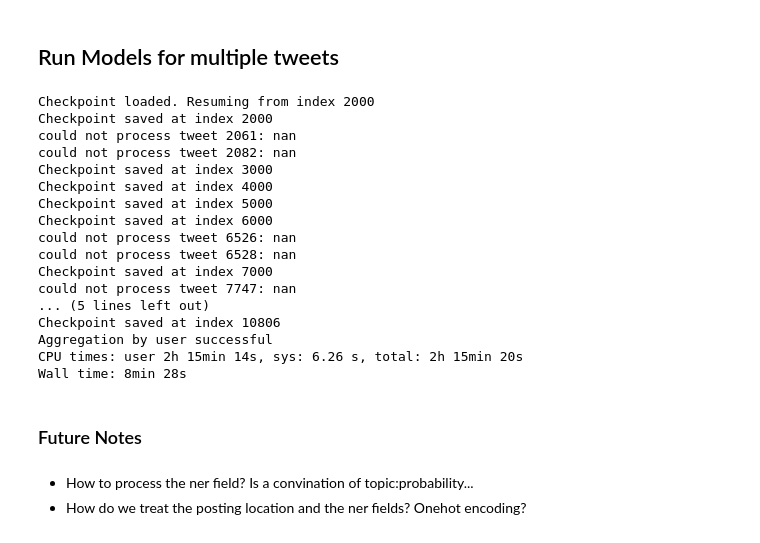
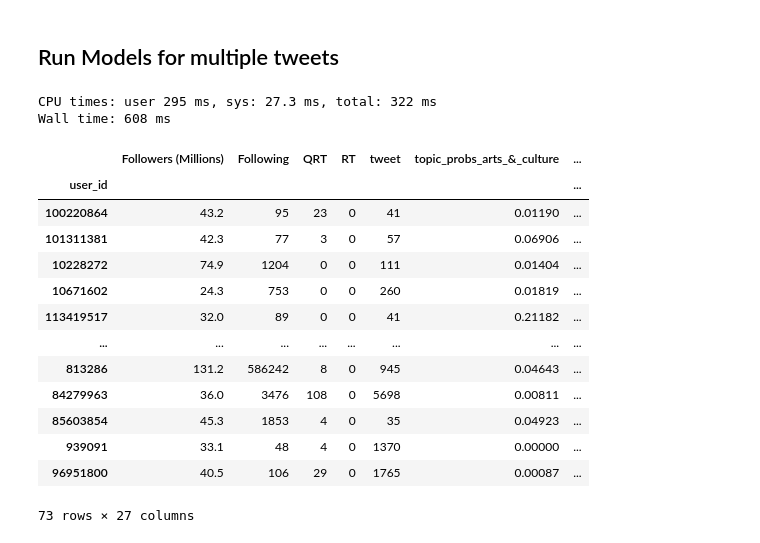
Before and after one commit to espinetandreu/SocialNetworkX, a Jupyter notebook: TweetContentCategorization.ipynb, the cells around one changed output. Saved outputs shown, nothing was run; the diff lists cells and outputs as text; code cells hidden in the pictures.

```diff
--- a/TweetContentCategorization.ipynb
+++ b/TweetContentCategorization.ipynb
@@ -183,33 +208,36 @@ class TweetAnalysis:
 # %%
 %%time
 
-input_file = "tweets.csv"
+cluster_name = "influencers"
 
-df = pd.read_csv(input_file)
+logger = setup_logger(cluster_name)
+df = pd.read_csv(f"data/{cluster_name}_tweets.csv")
 
-tweet_analysis = TweetAnalysis()
-tweet_analysis.analyze_tweets(df[['user_id', 'filtered_text']].values.tolist())
+tweet_analysis = TweetAnalysis(cluster_name)
+tweet_analysis.analyze_tweets(df[['user_id', 'text']].values.tolist())
 tweet_analysis.aggregate_by_user()
 # %% [output]
-Checkpoint loaded. Resuming from index 2000
-Checkpoint saved at index 2000
-could not process tweet 2061: nan
-could not process tweet 2082: nan
-Checkpoint saved at index 3000
-Checkpoint saved at index 4000
-Checkpoint saved at index 5000
-Checkpoint saved at index 6000
-could not process tweet 6526: nan
-could not process tweet 6528: nan
-Checkpoint saved at index 7000
-could not process tweet 7747: nan
-... (5 lines left out)
-Checkpoint saved at index 10806
-Aggregation by user successful
-CPU times: user 2h 15min 14s, sys: 6.26 s, total: 2h 15min 20s
-Wall time: 8min 28s
+CPU times: user 295 ms, sys: 27.3 ms, total: 322 ms
+Wall time: 608 ms
-# %% [markdown]
-### Future Notes
-# %% [markdown]
-- How to process the ner field? Is a convination of topic:probability...
-- How do we treat the posting location and the ner fields? Onehot encoding?
+# %%
+users_stats = pd.read_csv(f'data/{cluster_name}_statistics.csv')
+users_content = pd.read_csv(f'temp/{cluster_name}_probabilities.csv')
+
+users_atributes = users_stats.join(users_content.set_index('user_id'), on='user_id').set_index('user_id')
+users_atributes.to_csv(f"temp/{cluster_name}_atributes.csv")
+display(users_atributes)
+# %% [output]
+|  | Followers (Millions) | Following | QRT | RT | tweet | topic_probs_arts_&_culture | ... |
+| user_id |  |  |  |  |  |  | ... |
+| 100220864 | 43.2 | 95 | 23 | 0 | 41 | 0.01190 | ... |
+| 101311381 | 42.3 | 77 | 3 | 0 | 57 | 0.06906 | ... |
+| 10228272 | 74.9 | 1204 | 0 | 0 | 111 | 0.01404 | ... |
+| 10671602 | 24.3 | 753 | 0 | 0 | 260 | 0.01819 | ... |
+| 113419517 | 32.0 | 89 | 0 | 0 | 41 | 0.21182 | ... |
+| ... | ... | ... | ... | ... | ... | ... | ... |
+| 813286 | 131.2 | 586242 | 8 | 0 | 945 | 0.04643 | ... |
+| 84279963 | 36.0 | 3476 | 108 | 0 | 5698 | 0.00811 | ... |
+| 85603854 | 45.3 | 1853 | 4 | 0 | 35 | 0.04923 | ... |
+| 939091 | 33.1 | 48 | 4 | 0 | 1370 | 0.00000 | ... |
+| 96951800 | 40.5 | 106 | 29 | 0 | 1765 | 0.00087 | ... |
+73 rows × 27 columns
```
Also changed, not shown: parts of 4 cells of this notebook.
